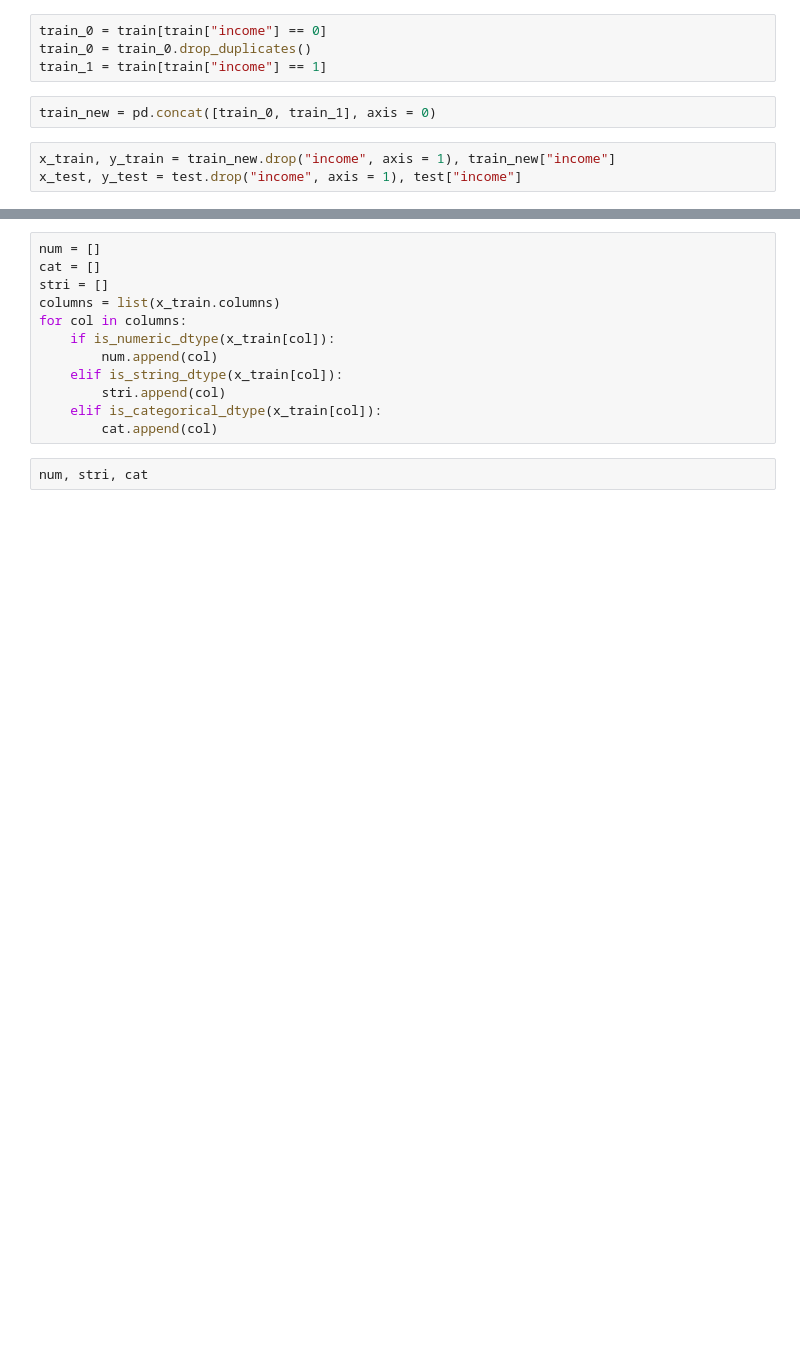
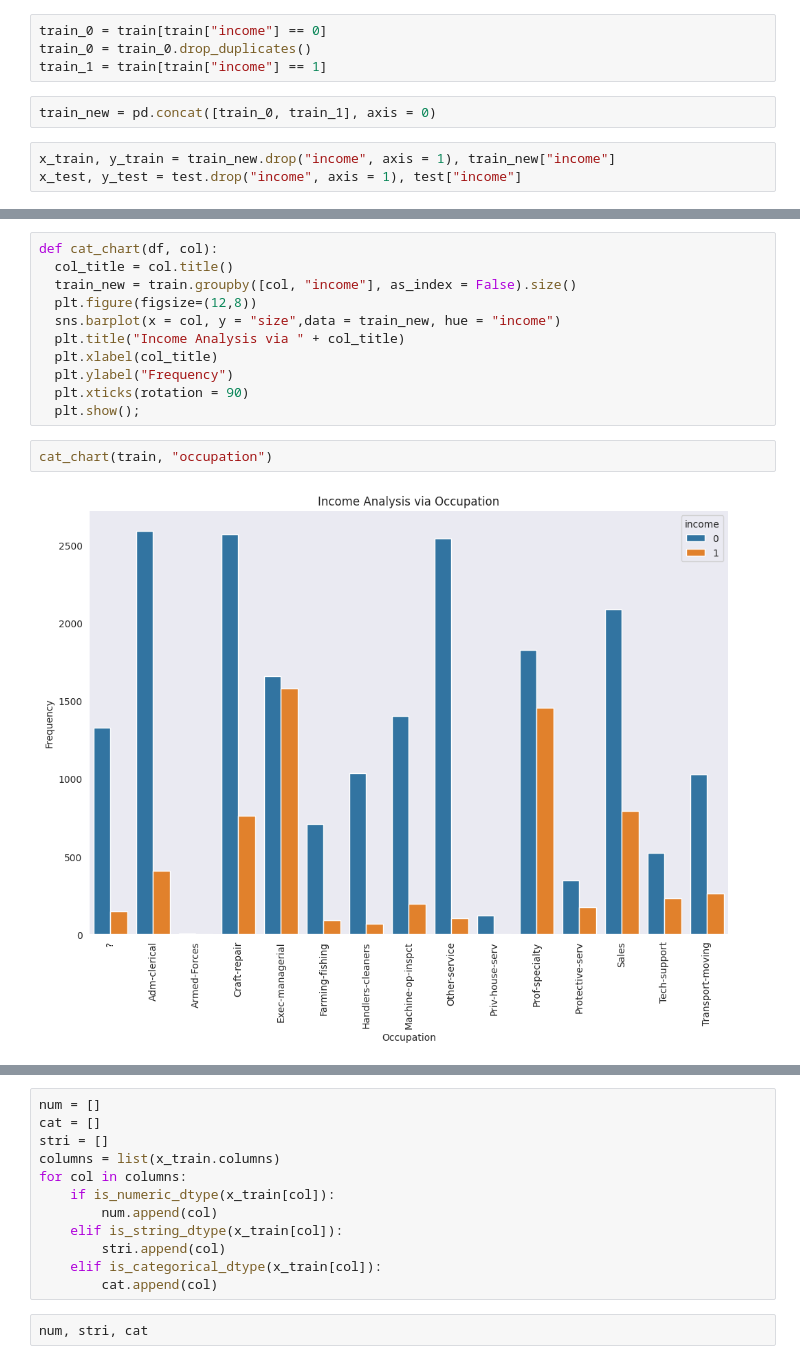
Before and after one commit to alvinnebula/DecisionTree_MapReduce, a Jupyter notebook: DecisionTreeClassifier.ipynb, the cells around one changed output, grey strips where cells are left out. Drawn from its saved outputs; the diff is of its cells as text; blank space fills up the shorter version.

```diff
--- a/DecisionTreeClassifier.ipynb
+++ b/DecisionTreeClassifier.ipynb
@@ -83,0 +112,15 @@ x_test, y_test = test.drop("income", axis = 1), test["income"]
+# %%
+def cat_chart(df, col):
+  col_title = col.title()
+  train_new = train.groupby([col, "income"], as_index = False).size()
+  plt.figure(figsize=(12,8))
+  sns.barplot(x = col, y = "size",data = train_new, hue = "income")
+  plt.title("Income Analysis via " + col_title)
+  plt.xlabel(col_title)
+  plt.ylabel("Frequency")
+  plt.xticks(rotation = 90)
+  plt.show();
+# %%
+cat_chart(train, "occupation")
+# %% [output]
+[figure, added]
```
Also changed, not shown: parts of 46 cells of this notebook.
